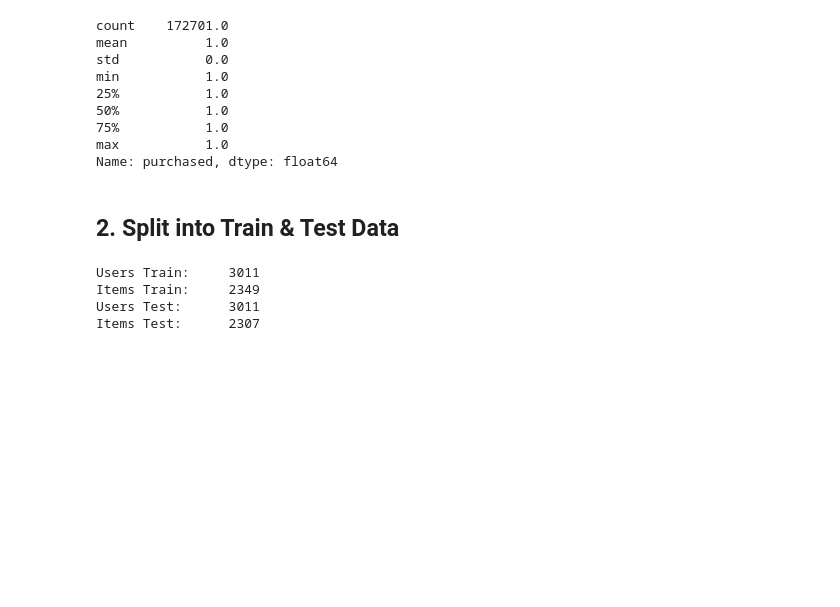
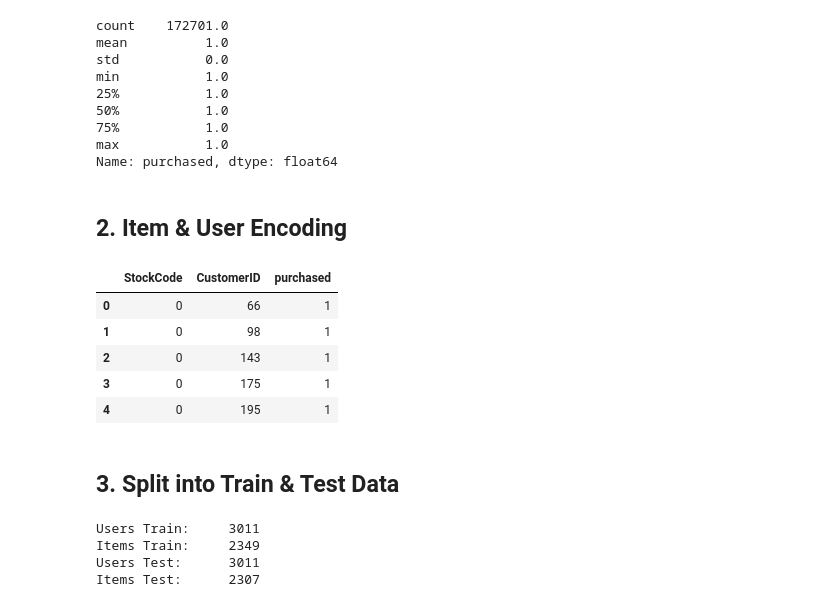
Before and after one commit to uadR1/Master-Thesis-Building-and-Evaluating-Candidate-Generation-Models-with-Neural-Networks, a Jupyter notebook: 02_Data_Preparation/02_RecSys_Preparation.ipynb, the cells around one changed output. Saved outputs shown, nothing was run; the diff lists cells and outputs as text; code cells hidden in the pictures; blank space fills up the shorter version.

```diff
--- a/02_Data_Preparation/02_RecSys_Preparation.ipynb
+++ b/02_Data_Preparation/02_RecSys_Preparation.ipynb
@@ -77,8 +77,40 @@ min           1.0
 75%           1.0
 max           1.0
 Name: purchased, dtype: float64
+# %% [markdown]
+## 2. Item & User Encoding
+# %%
+# Encoding User & Items
+
+# Import LabelEncoder
+from sklearn.preprocessing import LabelEncoder
+
+# Convert CustomerID to String
+df_binary['CustomerID'] = df_binary['CustomerID'].astype(str)
+
+# Set up Objects for User and Item Column
+le1 = LabelEncoder()
+le2 = LabelEncoder()
+
+# Fit the encoders to the columns in question
+le1.fit(df_binary['StockCode'])
+le2.fit(df_binary['CustomerID'])
+
+# Transform dataframe with encoded labels
+df_binary['StockCode'] = le1.transform(df_binary['StockCode']).astype(str)
+df_binary['CustomerID'] = le2.transform(df_binary['CustomerID']).astype(str)
+
+# Check Change
+df_binary.head()
+# %% [output]
+|  | StockCode | CustomerID | purchased |
+| 0 | 0 | 66 | 1 |
+| 1 | 0 | 98 | 1 |
+| 2 | 0 | 143 | 1 |
+| 3 | 0 | 175 | 1 |
+| 4 | 0 | 195 | 1 |
 # %% [markdown]
-## 2. Split into Train & Test Data
+## 3. Split into Train & Test Data
 # %%
 # Load the Python Splitter
 from recommenders.datasets.python_splitters import python_stratified_split
```
Also changed, not shown: parts of 15 cells of this notebook, 9 other files.
